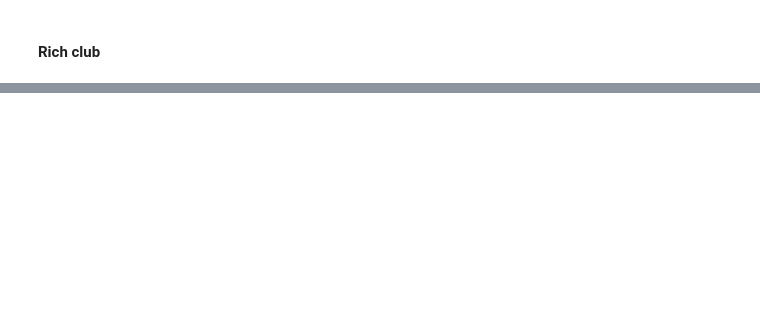
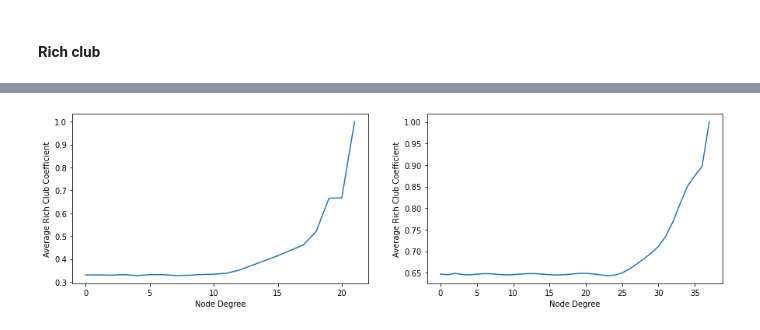
Before and after one commit to metinmertakcay/GT_Final, a Jupyter notebook: GraphTheoryFinal.ipynb, the cells around one changed output, grey strips where cells are left out. Cells and saved outputs as stored; diff of their text form; code cells hidden in the pictures; blank space fills up the shorter version.

```diff
--- a/GraphTheoryFinal.ipynb
+++ b/GraphTheoryFinal.ipynb
@@ -222,3 +221,9 @@ plot_rc_coefficient(G2, ax2)
+# %%
+fig, (ax1, ax2) = plt.subplots(1, 2, figsize=(15, 4))
+plot_rc_coefficient(G3, ax1)
+plot_rc_coefficient(G4, ax2)
+# %% [output]
+[figure, added]
 # %%
 #c = nx.communicability(G2)
 #c
```
Also changed, not shown: parts of 7 cells of this notebook.
